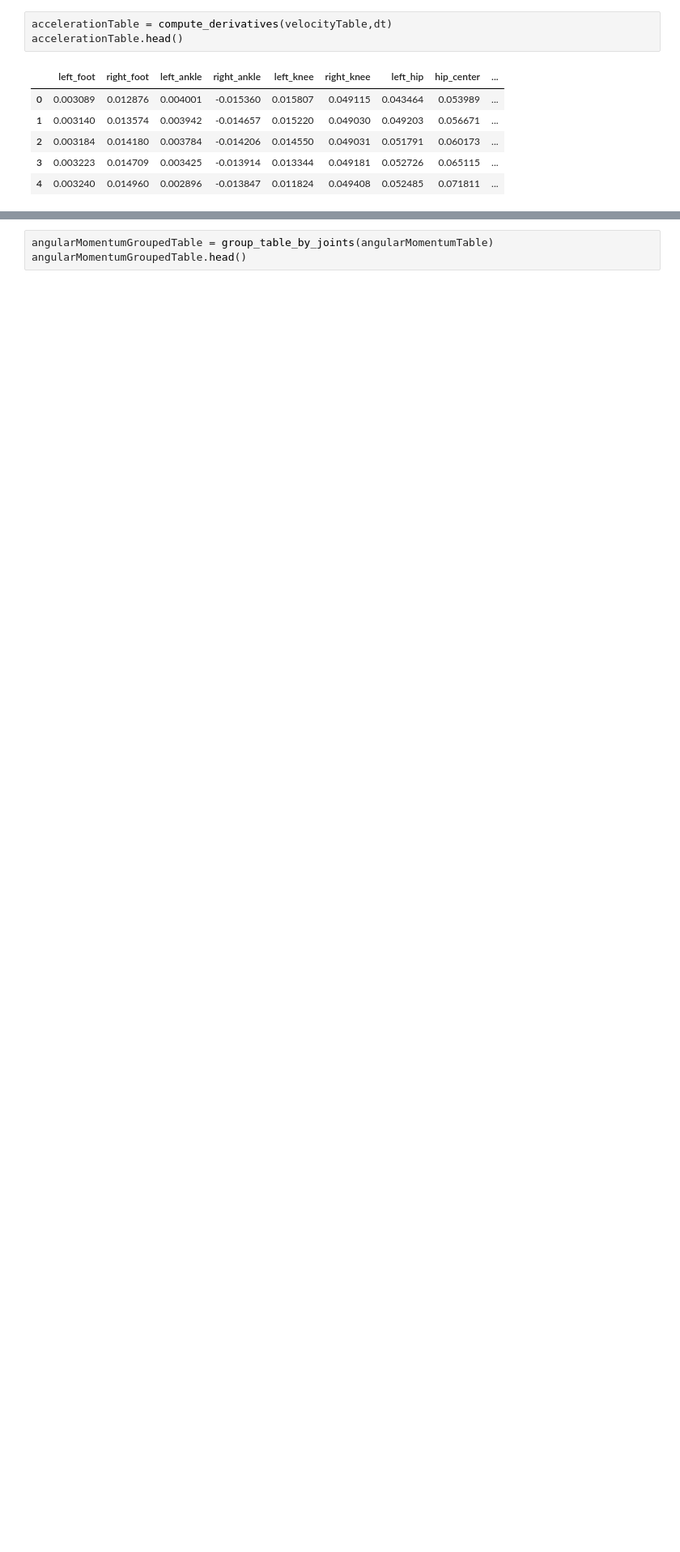
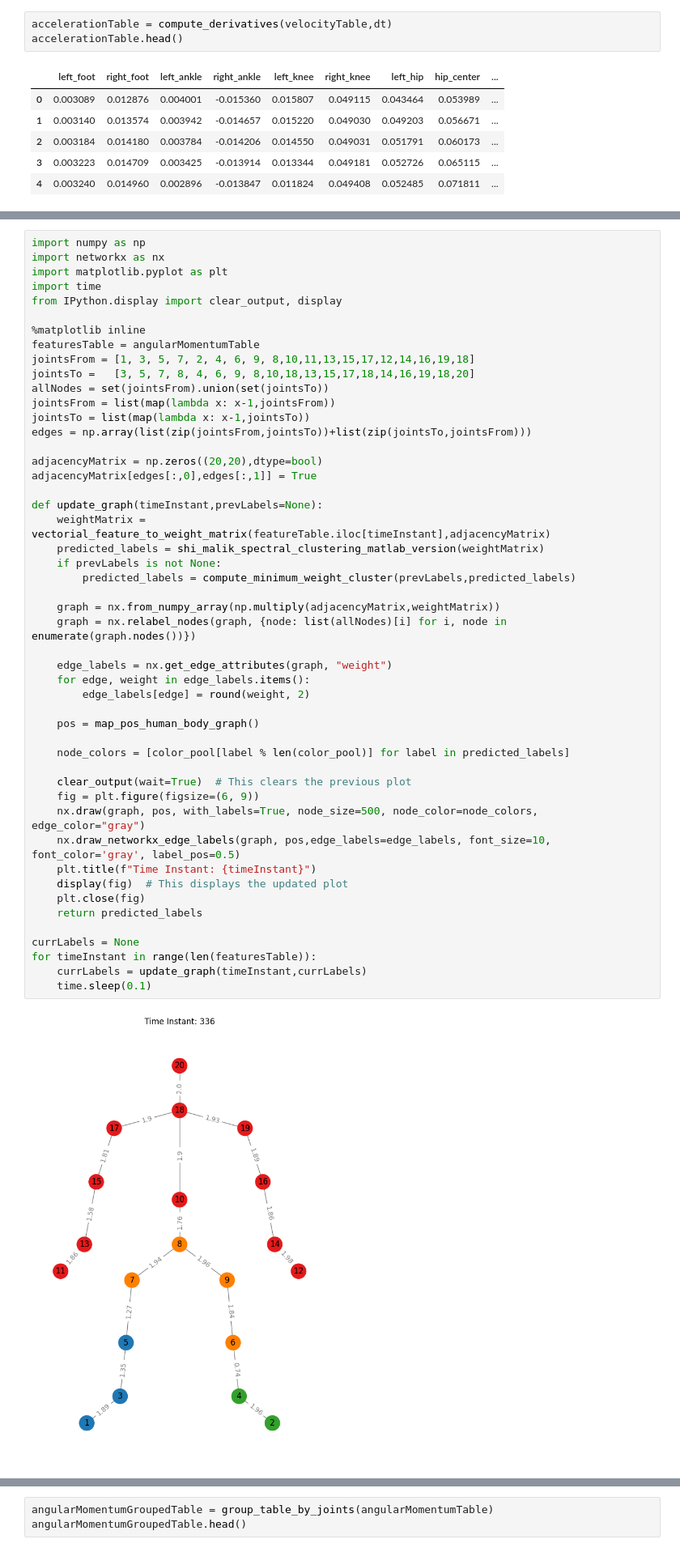
Before and after one commit to gaggioaxel/OoM-Thesis, a Jupyter notebook: code/src/OoM.ipynb, the cells around one changed output, grey strips where cells are left out. Shown: that part at 81% size. Drawn from its saved outputs; the diff is of its cells as text; blank space fills up the shorter version.

```diff
--- a/code/src/OoM.ipynb
+++ b/code/src/OoM.ipynb
@@ -579,0 +749,51 @@ plt.show()
+# %%
+import numpy as np
+import networkx as nx
+import matplotlib.pyplot as plt
+import time
+from IPython.display import clear_output, display
+
+%matplotlib inline
+featuresTable = angularMomentumTable
+jointsFrom = [1, 3, 5, 7, 2, 4, 6, 9, 8,10,11,13,15,17,12,14,16,19,18]
+jointsTo =   [3, 5, 7, 8, 4, 6, 9, 8,10,18,13,15,17,18,14,16,19,18,20]
+allNodes = set(jointsFrom).union(set(jointsTo))
+jointsFrom = list(map(lambda x: x-1,jointsFrom))
+jointsTo = list(map(lambda x: x-1,jointsTo))
+edges = np.array(list(zip(jointsFrom,jointsTo))+list(zip(jointsTo,jointsFrom)))
+
+adjacencyMatrix = np.zeros((20,20),dtype=bool)
+adjacencyMatrix[edges[:,0],edges[:,1]] = True
+
+def update_graph(timeInstant,prevLabels=None):
+    weightMatrix = vectorial_feature_to_weight_matrix(featureTable.iloc[timeInstant],adjacencyMatrix)
+    predicted_labels = shi_malik_spectral_clustering_matlab_version(weightMatrix)
+    if prevLabels is not None:
+        predicted_labels = compute_minimum_weight_cluster(prevLabels,predicted_labels)
+
+    graph = nx.from_numpy_array(np.multiply(adjacencyMatrix,weightMatrix))
+    graph = nx.relabel_nodes(graph, {node: list(allNodes)[i] for i, node in enumerate(graph.nodes())})
+
+    edge_labels = nx.get_edge_attributes(graph, "weight")
+    for edge, weight in edge_labels.items():
+        edge_labels[edge] = round(weight, 2)
+
+    pos = map_pos_human_body_graph()
+
+    node_colors = [color_pool[label % len(color_pool)] for label in predicted_labels]
+
+    clear_output(wait=True)  # This clears the previous plot
+    fig = plt.figure(figsize=(6, 9))
+    nx.draw(graph, pos, with_labels=True, node_size=500, node_color=node_colors, edge_color="gray")
+    nx.draw_networkx_edge_labels(graph, pos,edge_labels=edge_labels, font_size=10, font_color='gray', label_pos=0.5)
+    plt.title(f"Time Instant: {timeInstant}")
+    display(fig)  # This displays the updated plot
+    plt.close(fig)
+    return predicted_labels
+
+currLabels = None
+for timeInstant in range(len(featuresTable)):
+    currLabels = update_graph(timeInstant,currLabels)
+    time.sleep(0.1)
+# %% [output]
+[figure, added]
```
Also changed, not shown: parts of 57 cells of this notebook, 3 other files.
